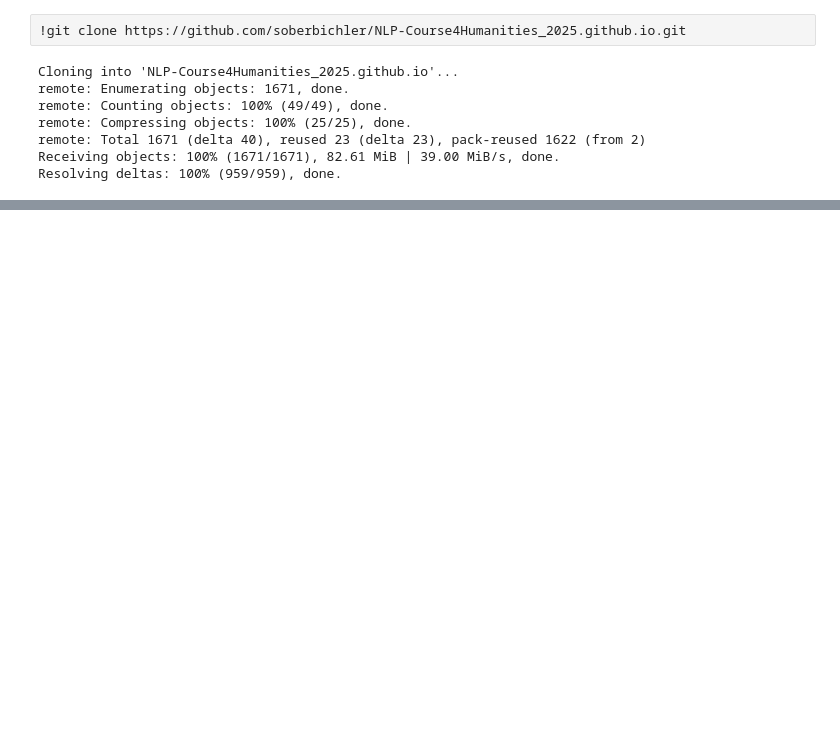
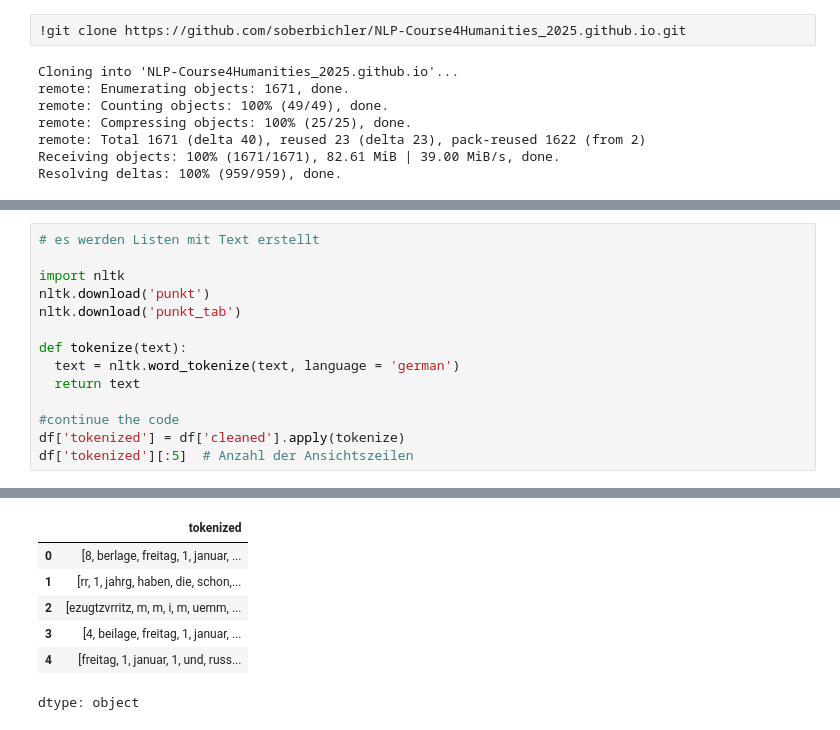
Before and after one commit to jojovputtkamer/NLP_WiSe25.26, a Jupyter notebook: jojovputtkamer_Homework1.ipynb, the cells around one changed output, grey strips where cells are left out. Drawn from its saved outputs; the diff is of its cells as text; blank space fills up the shorter version.

```diff
--- a/jojovputtkamer_Homework1.ipynb
+++ b/jojovputtkamer_Homework1.ipynb
@@ -29,0 +58,15 @@ df.head(5)
+# %%
+# es werden Listen mit Text erstellt
+
+import nltk
+nltk.download('punkt')
+nltk.download('punkt_tab')
+
+def tokenize(text):
+  text = nltk.word_tokenize(text, language = 'german')
+  return text
+
+#continue the code
+df['tokenized'] = df['cleaned'].apply(tokenize)
+df['tokenized'][:5]  # Anzahl der Ansichtszeilen
+# %% [output]
@@ -29,0 +77,7 @@ df.head(5)
+|  | tokenized |
+| 0 | [8, berlage, freitag, 1, januar, ... |
+| 1 | [rr, 1, jahrg, haben, die, schon,... |
+| 2 | [ezugtzvrritz, m, m, i, m, uemm, ... |
+| 3 | [4, beilage, freitag, 1, januar, ... |
+| 4 | [freitag, 1, januar, 1, und, russ... |
+dtype: object
```
Also changed, not shown: parts of 6 cells of this notebook.
